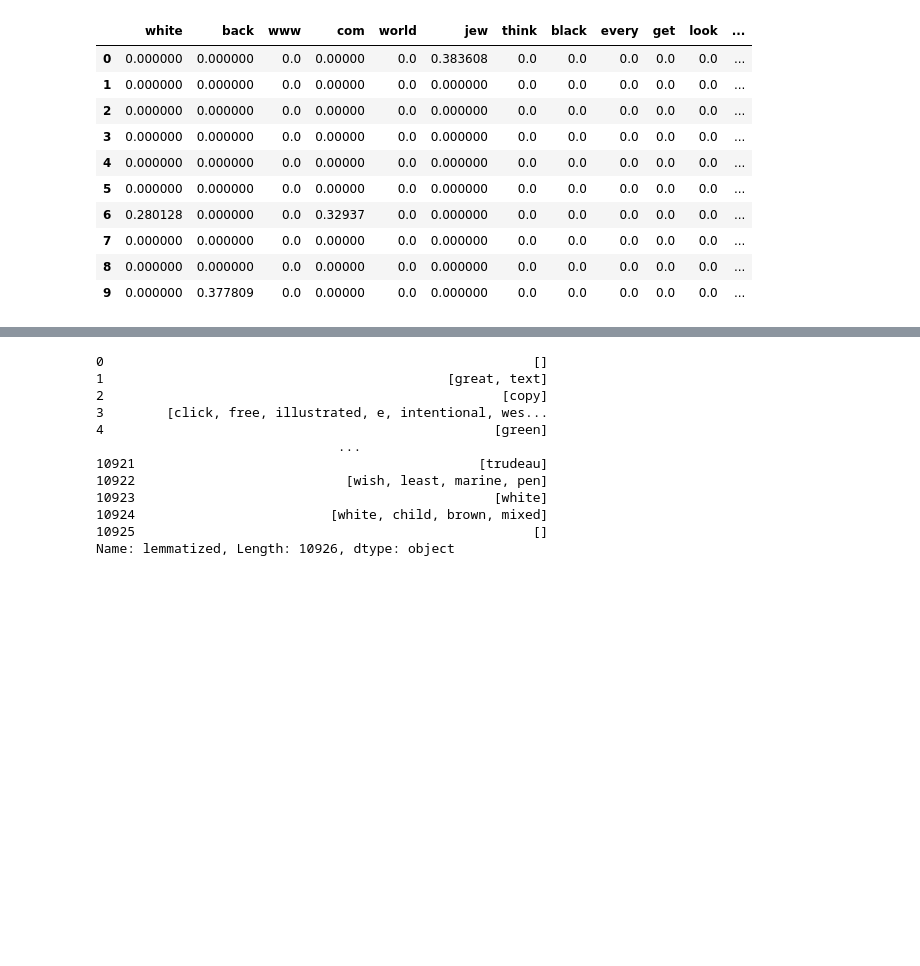
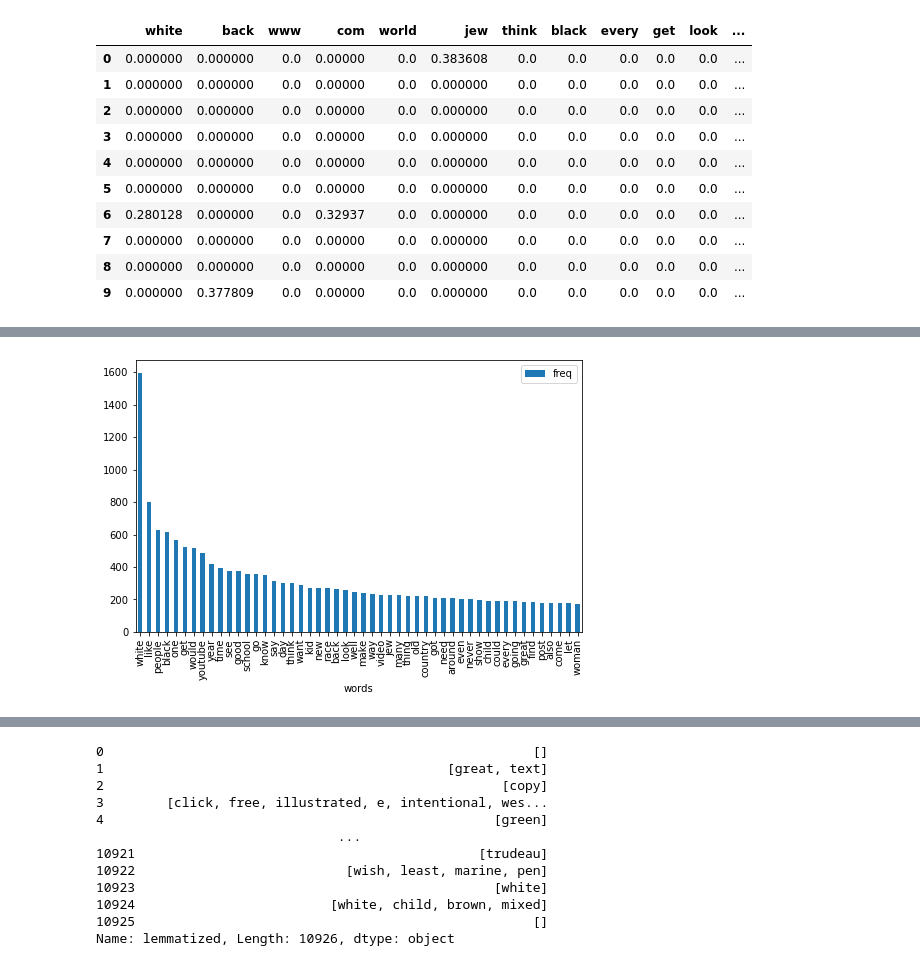
Before and after one commit to martinaviggiano/textsent_project, a Jupyter notebook: COME LO CHIAMO.ipynb, the cells around one changed output, grey strips where cells are left out. Saved outputs shown, nothing was run; the diff lists cells and outputs as text; code cells hidden in the pictures; blank space fills up the shorter version.

```diff
--- a/COME LO CHIAMO.ipynb
+++ b/COME LO CHIAMO.ipynb
@@ -247,5 +221,7 @@ def get_top_n_words(corpus, n=None):
     return words_freq[:n]
 # %%
 common_words = get_top_n_words(data['lemmatized'], 50)
+cmw = {}
 for word, freq in common_words:
-    print(word, freq)
+    #print(word, freq)
+    cmw[word] = freq
@@ -269,0 +228,3 @@ woman 175
+# %%
+mcw = pd.DataFrame.from_dict(cmw, orient='index').reset_index()
+mcw.columns = ["words", "freq"]
@@ -270,2 +251,8 @@ woman 175
+# %%
+import matplotlib.pyplot as plt
+mcw.plot(x="words", y="freq", kind="bar", figsize=(8,5))
+plt.show()
+# %% [output]
+[figure, added]
 # %%
 data['tokens'] = data['text_clean'].apply(word_tokenize)
```
Also changed, not shown: parts of 25 cells of this notebook.
